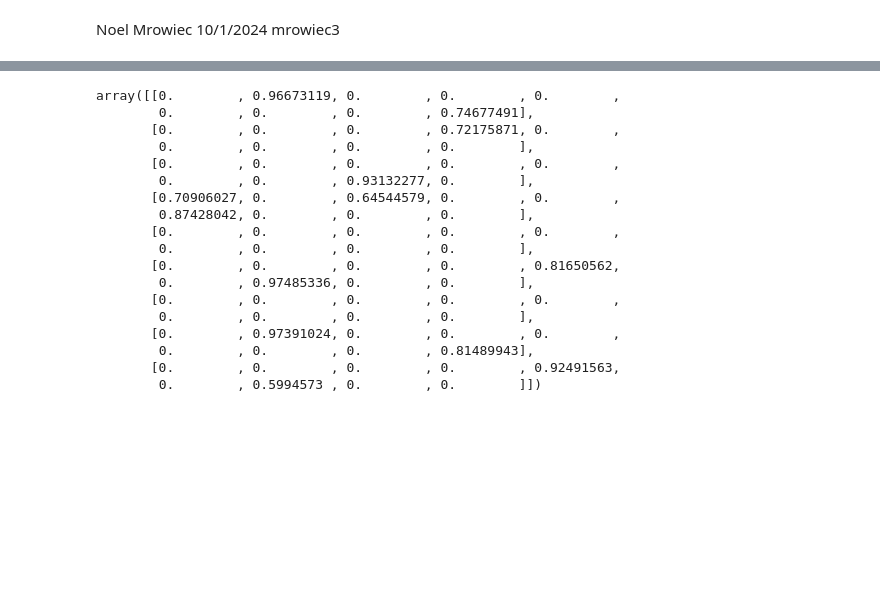
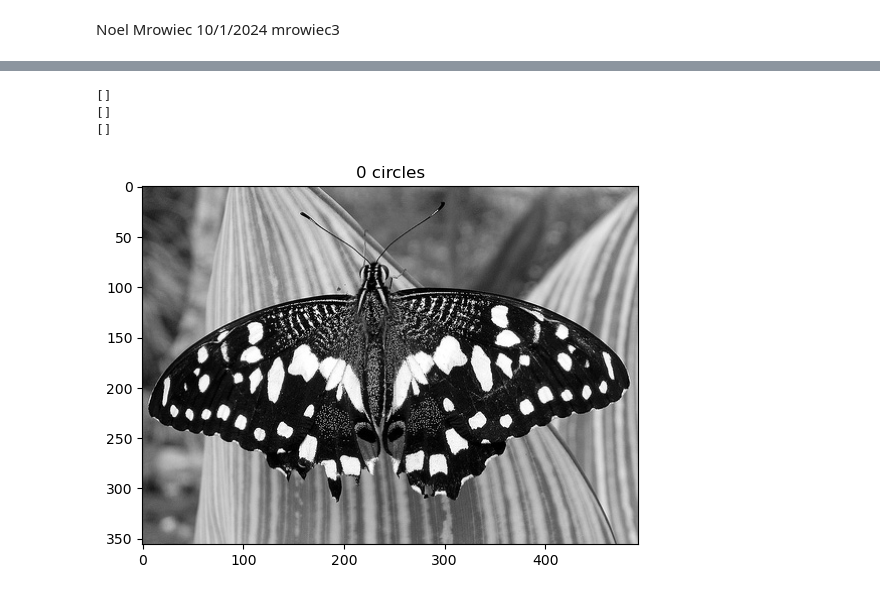
Before and after one commit to noelmrowiec/CS543, a Jupyter notebook: MP2-SIFT-Detector/mrowiec3_a2.ipynb, the cells around one changed output, grey strips where cells are left out. Saved outputs shown, nothing was run; the diff lists cells and outputs as text; code cells hidden in the pictures; blank space fills up the shorter version.

```diff
--- a/MP2-SIFT-Detector/mrowiec3_a2.ipynb
+++ b/MP2-SIFT-Detector/mrowiec3_a2.ipynb
@@ -54,12 +49,11 @@ Loaded 4 images
 
 # for applying the Laplacian filter
 from scipy.ndimage.filters import gaussian_laplace
-def lapacian_gaussian(image, N = 10):
+def laplacian_gaussian(image, N = 10):
     scale_space = np.empty((image.shape[0],image.shape[1],N))
 
-    sigma_0 = 1
     for k in range(N):
-        sigma = sigma_0 * (2 ** k)
+        sigma = get_sigma(k)
 
         lap_gaus = gaussian_laplace(image, sigma, mode='nearest')
         scale_norm_LoG = (sigma ** 2) * lap_gaus                                                      #scale normalized
@@ -80,35 +74,27 @@ def get_xy_coordinates(image):
     # Get the coordinates of non-zero values
     non_zero_coords = np.nonzero(image)
 
-    # Zip the coordinates to get (x, y) pairs
-    coords = list(zip(non_zero_coords[0], non_zero_coords[1]))
-    print(coords)
+    return non_zero_coords[0], non_zero_coords[1]
-# %%
-N = 10
-
-for image in images:
-    scale_space = lapacian_gaussian(image)
-    for i in range(N):
-        scale_space[:,:, i] = non_max_suppression(scale_space[:,:, i])
-# %% [output]
-array([[0.        , 0.96673119, 0.        , 0.        , 0.        ,
-        0.        , 0.        , 0.        , 0.74677491],
-       [0.        , 0.        , 0.        , 0.72175871, 0.        ,
-        0.        , 0.        , 0.        , 0.        ],
-       [0.        , 0.        , 0.        , 0.        , 0.        ,
-        0.        , 0.        , 0.93132277, 0.        ],
-       [0.70906027, 0.        , 0.64544579, 0.        , 0.        ,
-        0.87428042, 0.        , 0.        , 0.        ],
-       [0.        , 0.        , 0.        , 0.        , 0.        ,
-        0.        , 0.        , 0.        , 0.        ],
-       [0.        , 0.        , 0.        , 0.        , 0.81650562,
-        0.        , 0.97485336, 0.        , 0.        ],
-       [0.        , 0.        , 0.        , 0.        , 0.        ,
-        0.        , 0.        , 0.        , 0.        ],
-       [0.        , 0.97391024, 0.        , 0.        , 0.        ,
-        0.        , 0.        , 0.        , 0.81489943],
-       [0.        , 0.        , 0.        , 0.        , 0.92491563,
-        0.        , 0.5994573 , 0.        , 0.        ]])
+# %%
+N = 10
+x_coordinates = np.empty(0)
+y_coordinates = np.empty(0)
+radii = np.empty(0)
+
+for image in images:
+    scale_space = laplacian_gaussian(image)
+    for k in range(N):
+        blob_map = non_max_suppression(scale_space[:,:, k])
+        x, y = get_xy_coordinates(blob_map)
+
+        to_append_x = np.full(x.shape[0], k)
+        to_append_y = np.full(y.shape[0], k)
+
+        np.append(x_coordinates, to_append_x)
+        np.append(y_coordinates, to_append_y)
+
+        # add same number of radii as number of found coordinates
+        np.append(radii, np.full(k, get_sigma(k)))
 # %%
 
 
@@ -143,3 +129,14 @@ def show_all_circles(image, cx, cy, rad, color='r'):
 
     plt.title('%i circles' % len(cx))
     plt.show()
+# %%
+print(x_coordinates)
+print(y_coordinates)
+print(radii)
+
+show_all_circles(images[0],x_coordinates, y_coordinates, radii)
+# %% [output]
+[]
+[]
+[]
+[figure, added]
```
Also changed, not shown: parts of 2 cells of this notebook.
